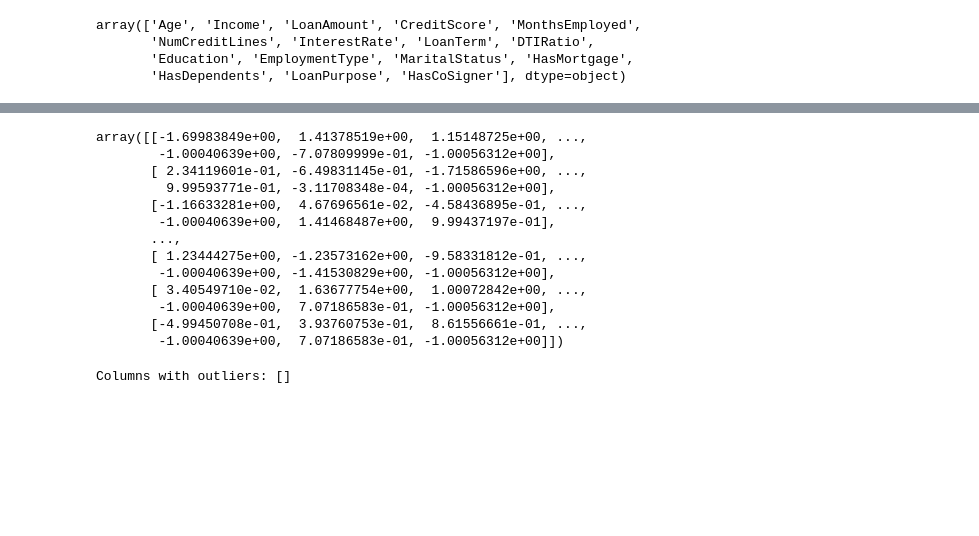
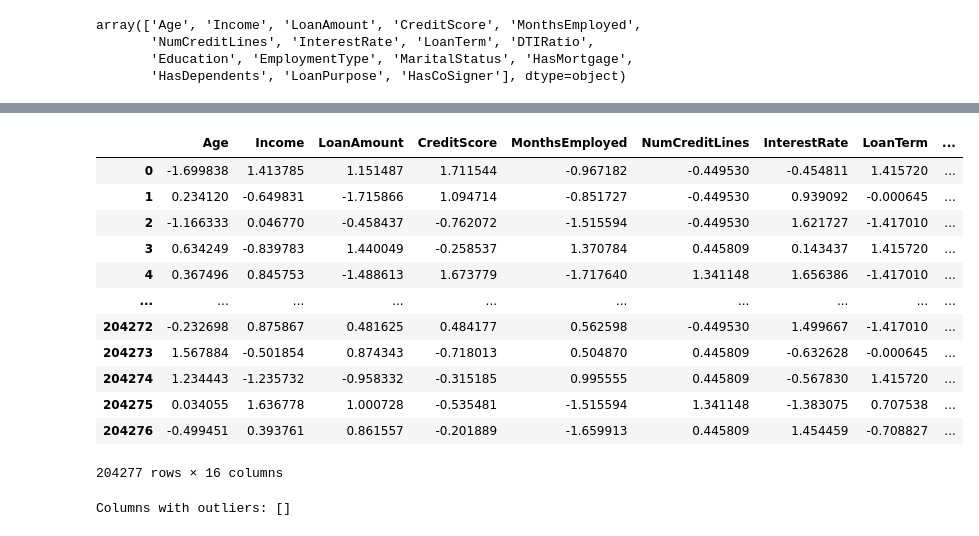
Before and after one commit to Sreyas-J/LendOrLoseMLPrediction, a Jupyter notebook: project1.ipynb, the cells around one changed output, grey strips where cells are left out. Saved outputs shown, nothing was run; the diff lists cells and outputs as text; code cells hidden in the pictures; blank space fills up the shorter version.

```diff
--- a/project1.ipynb
+++ b/project1.ipynb
@@ -106,23 +107,23 @@ dtype: float64
 # %%
 scaler=StandardScaler()
+
 normalized_features=scaler.fit_transform(df[features])
-normalized_features=scaler.transform(df[features])
-
-normalized_features
+normalized_df = pd.DataFrame(normalized_features, columns=features)
+normalized_df
 # %% [output]
+|  | Age | Income | LoanAmount | CreditScore | MonthsEmployed | NumCreditLines | InterestRate | LoanTerm | ... |
+| 0 | -1.699838 | 1.413785 | 1.151487 | 1.711544 | -0.967182 | -0.449530 | -0.454811 | 1.415720 | ... |
+| 1 | 0.234120 | -0.649831 | -1.715866 | 1.094714 | -0.851727 | -0.449530 | 0.939092 | -0.000645 | ... |
+| 2 | -1.166333 | 0.046770 | -0.458437 | -0.762072 | -1.515594 | -0.449530 | 1.621727 | -1.417010 | ... |
+| 3 | 0.634249 | -0.839783 | 1.440049 | -0.258537 | 1.370784 | 0.445809 | 0.143437 | 1.415720 | ... |
+| 4 | 0.367496 | 0.845753 | -1.488613 | 1.673779 | -1.717640 | 1.341148 | 1.656386 | -1.417010 | ... |
+| ... | ... | ... | ... | ... | ... | ... | ... | ... | ... |
+| 204272 | -0.232698 | 0.875867 | 0.481625 | 0.484177 | 0.562598 | -0.449530 | 1.499667 | -1.417010 | ... |
+| 204273 | 1.567884 | -0.501854 | 0.874343 | -0.718013 | 0.504870 | 0.445809 | -0.632628 | -0.000645 | ... |
+| 204274 | 1.234443 | -1.235732 | -0.958332 | -0.315185 | 0.995555 | 0.445809 | -0.567830 | 1.415720 | ... |
+| 204275 | 0.034055 | 1.636778 | 1.000728 | -0.535481 | -1.515594 | 1.341148 | -1.383075 | 0.707538 | ... |
+| 204276 | -0.499451 | 0.393761 | 0.861557 | -0.201889 | -1.659913 | 0.445809 | 1.454459 | -0.708827 | ... |
-array([[-1.69983849e+00,  1.41378519e+00,  1.15148725e+00, ...,
-        -1.00040639e+00, -7.07809999e-01, -1.00056312e+00],
-       [ 2.34119601e-01, -6.49831145e-01, -1.71586596e+00, ...,
-         9.99593771e-01, -3.11708348e-04, -1.00056312e+00],
-       [-1.16633281e+00,  4.67696561e-02, -4.58436895e-01, ...,
-        -1.00040639e+00,  1.41468487e+00,  9.99437197e-01],
-       ...,
-       [ 1.23444275e+00, -1.23573162e+00, -9.58331812e-01, ...,
-        -1.00040639e+00, -1.41530829e+00, -1.00056312e+00],
-       [ 3.40549710e-02,  1.63677754e+00,  1.00072842e+00, ...,
-        -1.00040639e+00,  7.07186583e-01, -1.00056312e+00],
-       [-4.99450708e-01,  3.93760753e-01,  8.61556661e-01, ...,
-        -1.00040639e+00,  7.07186583e-01, -1.00056312e+00]])
+204277 rows × 16 columns
 # %%
 class OutlierRemoval:
     def __init__(self, col):
```
Also changed, not shown: parts of 16 cells of this notebook, 3 other files.
